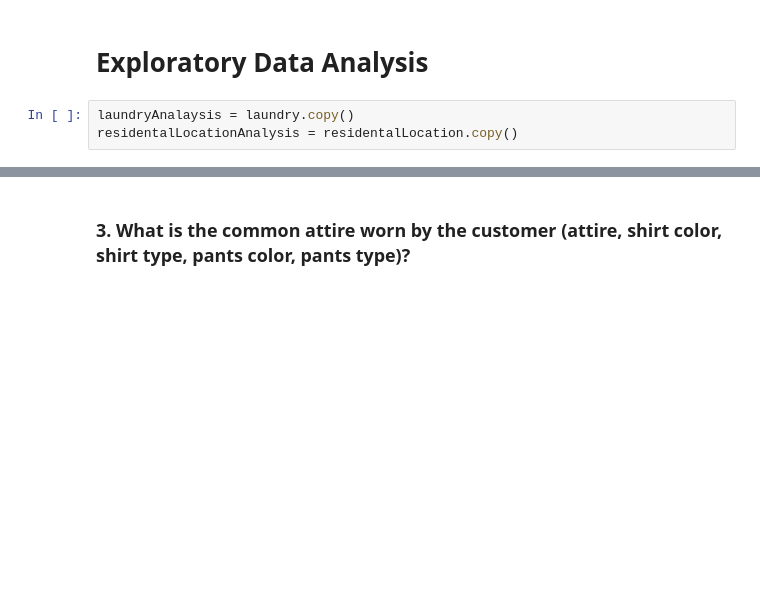
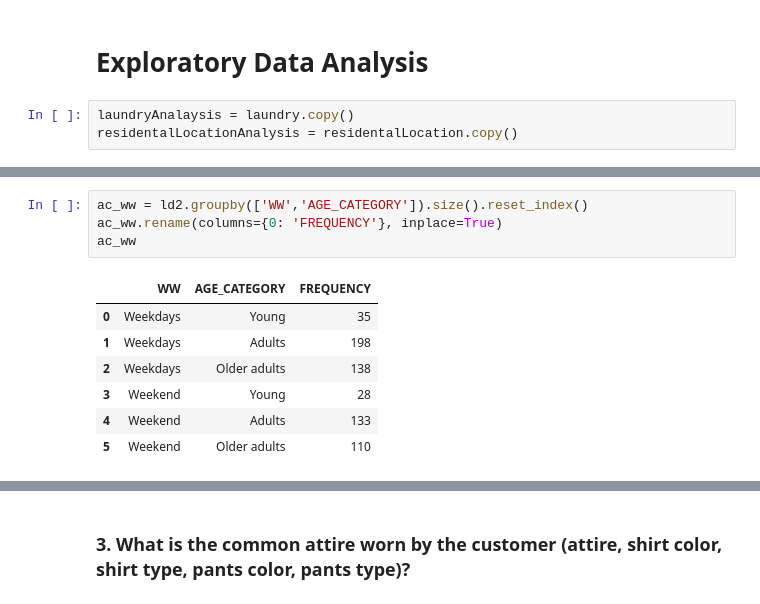
Before and after one commit to mzamfirdaus/dataminingproject, a Jupyter notebook: datapreprocessing.ipynb, the cells around one changed output, grey strips where cells are left out. Drawn from its saved outputs; the diff is of its cells as text; blank space fills up the shorter version.

```diff
--- a/datapreprocessing.ipynb
+++ b/datapreprocessing.ipynb
@@ -448,0 +361,12 @@ fig.show()
+# %%
+ac_ww = ld2.groupby(['WW','AGE_CATEGORY']).size().reset_index()
+ac_ww.rename(columns={0: 'FREQUENCY'}, inplace=True)
+ac_ww
+# %% [output]
+|  | WW | AGE_CATEGORY | FREQUENCY |
+| 0 | Weekdays | Young | 35 |
+| 1 | Weekdays | Adults | 198 |
+| 2 | Weekdays | Older adults | 138 |
+| 3 | Weekend | Young | 28 |
+| 4 | Weekend | Adults | 133 |
+| 5 | Weekend | Older adults | 110 |
```
Also changed, not shown: parts of 78 cells of this notebook.
